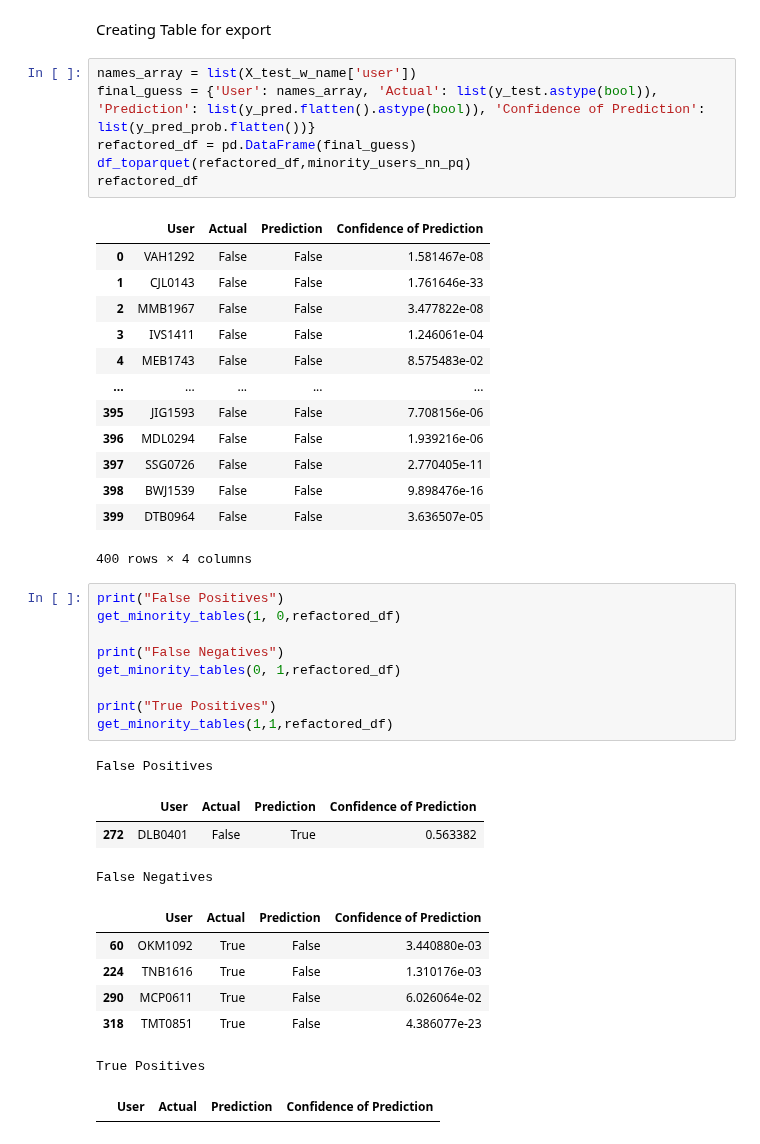
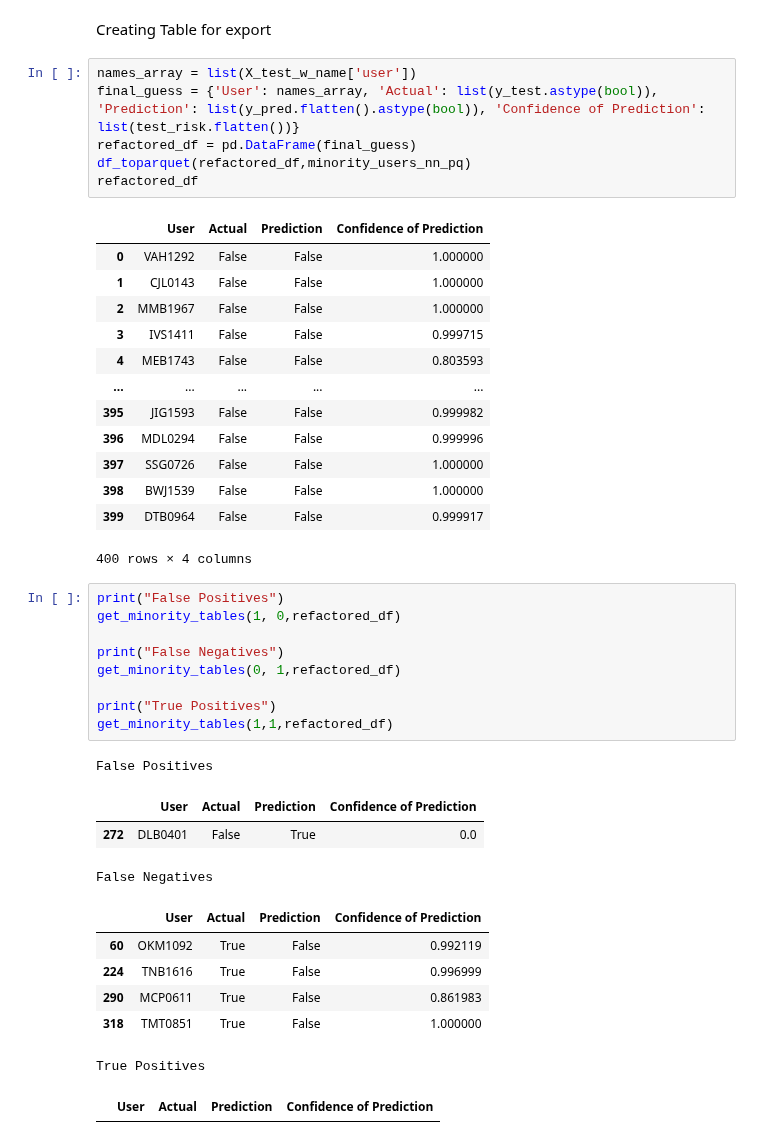
Before and after one commit to mel0778/dsa4263, a Jupyter notebook: notebooks/3E_model_NN.ipynb, the cells around one changed output. Saved outputs shown, nothing was run; the diff lists cells and outputs as text.

Commit message:
fixed confidence scores

```diff
--- a/notebooks/3E_model_NN.ipynb
+++ b/notebooks/3E_model_NN.ipynb
@@ -293,23 +293,23 @@ def get_minority_tables(y_pred_value, y_test_value,df):
 Creating Table for export
 # %%
 names_array = list(X_test_w_name['user'])
-final_guess = {'User': names_array, 'Actual': list(y_test.astype(bool)), 'Prediction': list(y_pred.flatten().astype(bool)), 'Confidence of Prediction': list(y_pred_prob.flatten())}
+final_guess = {'User': names_array, 'Actual': list(y_test.astype(bool)), 'Prediction': list(y_pred.flatten().astype(bool)), 'Confidence of Prediction': list(test_risk.flatten())}
 refactored_df = pd.DataFrame(final_guess)
 df_toparquet(refactored_df,minority_users_nn_pq)
 refactored_df
 # %% [output]
 |  | User | Actual | Prediction | Confidence of Prediction |
-| 0 | VAH1292 | False | False | 1.581467e-08 |
-| 1 | CJL0143 | False | False | 1.761646e-33 |
-| 2 | MMB1967 | False | False | 3.477822e-08 |
-| 3 | IVS1411 | False | False | 1.246061e-04 |
-| 4 | MEB1743 | False | False | 8.575483e-02 |
+| 0 | VAH1292 | False | False | 1.000000 |
+| 1 | CJL0143 | False | False | 1.000000 |
+| 2 | MMB1967 | False | False | 1.000000 |
+| 3 | IVS1411 | False | False | 0.999715 |
+| 4 | MEB1743 | False | False | 0.803593 |
 | ... | ... | ... | ... | ... |
-| 395 | JIG1593 | False | False | 7.708156e-06 |
-| 396 | MDL0294 | False | False | 1.939216e-06 |
-| 397 | SSG0726 | False | False | 2.770405e-11 |
-| 398 | BWJ1539 | False | False | 9.898476e-16 |
-| 399 | DTB0964 | False | False | 3.636507e-05 |
+| 395 | JIG1593 | False | False | 0.999982 |
+| 396 | MDL0294 | False | False | 0.999996 |
+| 397 | SSG0726 | False | False | 1.000000 |
+| 398 | BWJ1539 | False | False | 1.000000 |
+| 399 | DTB0964 | False | False | 0.999917 |
 400 rows × 4 columns
 # %%
 print("False Positives")
@@ -323,12 +323,12 @@ get_minority_tables(1,1,refactored_df)
 # %% [output]
 False Positives
 |  | User | Actual | Prediction | Confidence of Prediction |
-| 272 | DLB0401 | False | True | 0.563382 |
+| 272 | DLB0401 | False | True | 0.0 |
 False Negatives
 |  | User | Actual | Prediction | Confidence of Prediction |
-| 60 | OKM1092 | True | False | 3.440880e-03 |
-| 224 | TNB1616 | True | False | 1.310176e-03 |
-| 290 | MCP0611 | True | False | 6.026064e-02 |
-| 318 | TMT0851 | True | False | 4.386077e-23 |
+| 60 | OKM1092 | True | False | 0.992119 |
+| 224 | TNB1616 | True | False | 0.996999 |
+| 290 | MCP0611 | True | False | 0.861983 |
+| 318 | TMT0851 | True | False | 1.000000 |
 True Positives
 |  | User | Actual | Prediction | Confidence of Prediction |
```
Also changed, not shown: parts of 2 cells of this notebook, 1 other file.
